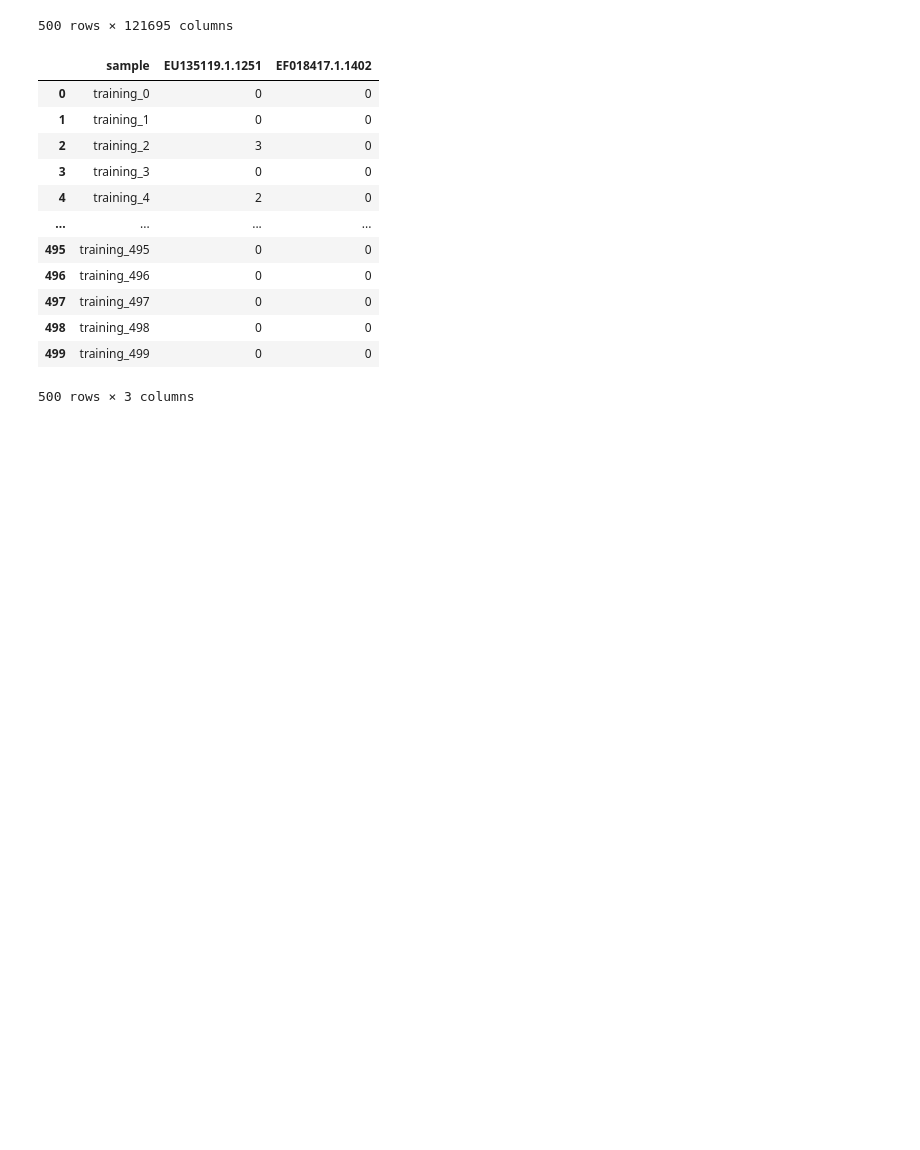
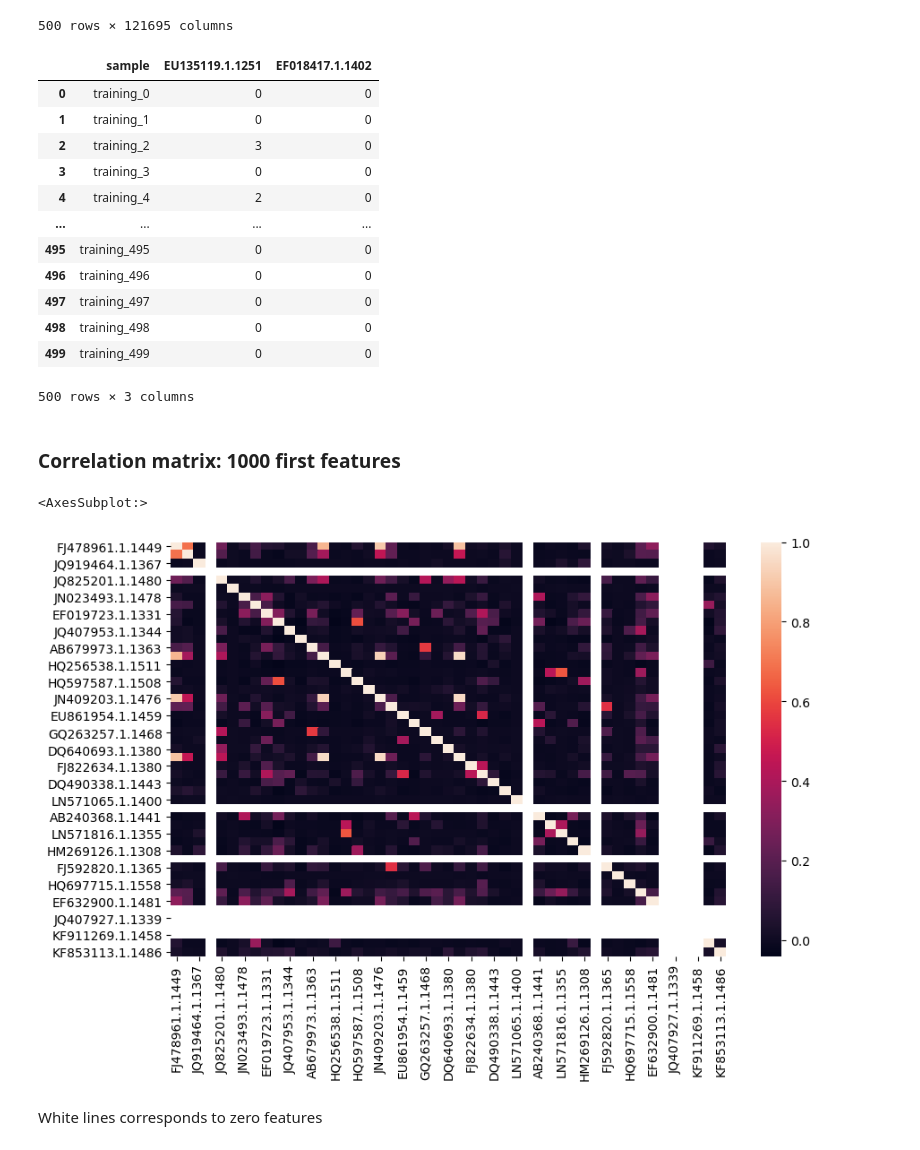
Before and after one commit to maxkom125/microbiome, a Jupyter notebook: dataset_investigation.ipynb, the cells around one changed output. Saved outputs shown, nothing was run; the diff lists cells and outputs as text; code cells hidden in the pictures; blank space fills up the shorter version.

Commit message:
Add heatmap and comments

```diff
--- a/dataset_investigation.ipynb
+++ b/dataset_investigation.ipynb
@@ -1,6 +1,7 @@
 # %%
 import pandas as pd
-training_descriptors = pd.read_csv("training_descriptors.csv", nrows=500)
+import numpy as np
+training_descriptors = pd.read_csv("data/training_descriptors.csv", nrows=500)
 # nrows=10 => 10s, nrows=100 => 40s, nrows=500 => 3 min
 # %%
 training_descriptors
@@ -132,3 +135,5 @@ training_descriptors.iloc[:,np.append(0, cols)]
 | 498 | training_498 | 0 | 0 |
 | 499 | training_499 | 0 | 0 |
 500 rows × 3 columns
+# %% [markdown]
+### Correlation matrix: 1000 first features
@@ -134,0 +143,10 @@ training_descriptors.iloc[:,np.append(0, cols)]
+# %%
+correlation_matrix = training_descriptors.iloc[:, :50].corr()
+
+plt.figure(figsize= (10, 6))
+sns.heatmap(correlation_matrix)
+# %% [output]
+<AxesSubplot:>
+[figure, added]
+# %% [markdown]
+White lines corresponds to zero features
```
Also changed, not shown: parts of 5 cells of this notebook.
